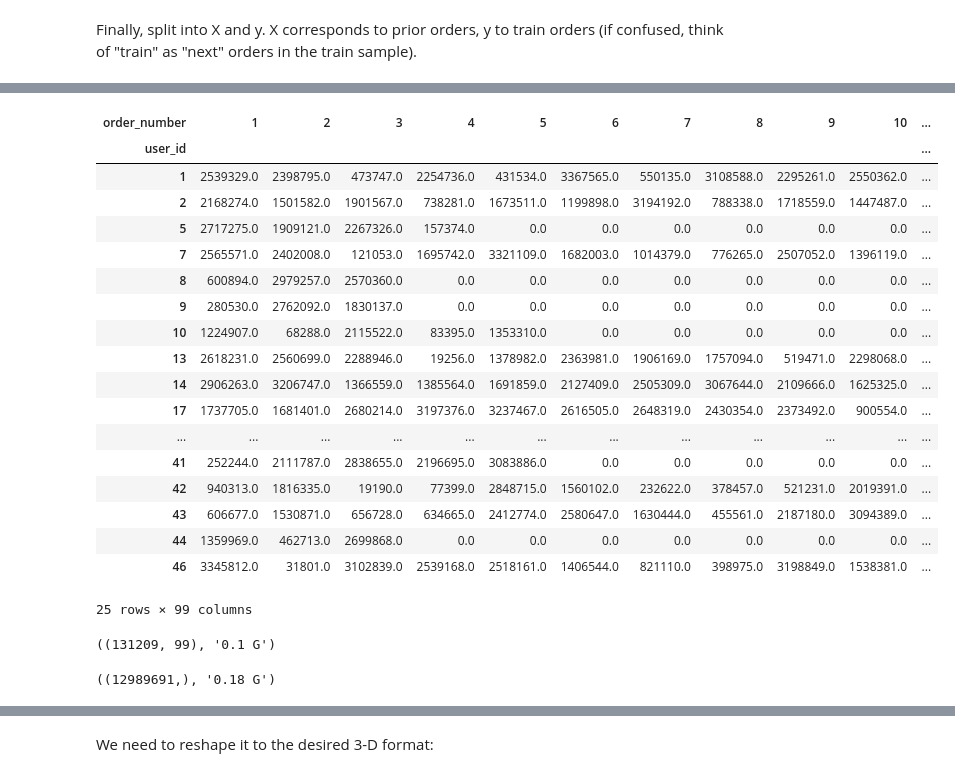
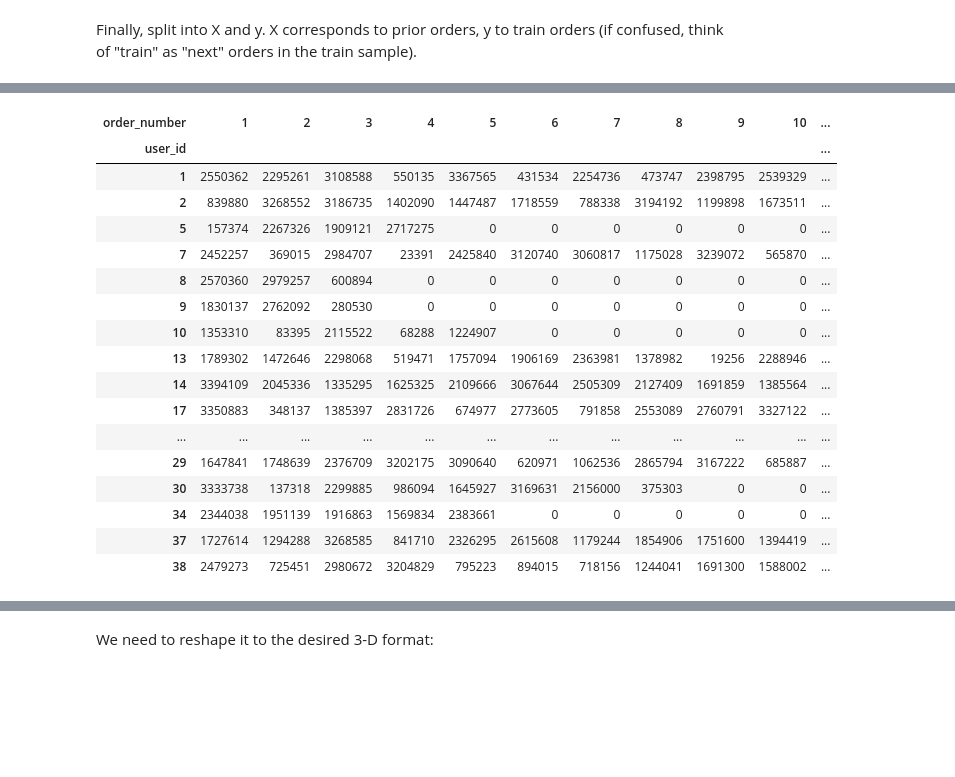
Before and after one commit to robertc2020/Capstone_Project_3-Instacart_Market_Basket_Analysis, a Jupyter notebook: preprocessing_and_modeling.ipynb, the cells around one changed output, grey strips where cells are left out. Drawn from its saved outputs; the diff is of its cells as text; code cells hidden in the pictures; blank space fills up the shorter version.

Commit message:
OHE + classification, reduced products

```diff
--- a/preprocessing_and_modeling.ipynb
+++ b/preprocessing_and_modeling.ipynb
@@ -183,5 +201,5 @@ Now merge back with orders, the result will contain only prior and future order
 # %%
-orders_train = uid_train.merge(orders,on='user_id',how='left')
+orders_train = uid_train_reduced.merge(orders,on='user_id',how='left')
 orders_train.head(50)
 # %% [output]
 |  | user_id | order_id | eval_set | order_number |
@@ -252,0 +547,3 @@ Let's pivot and stack back the X array to change the floating "orders_c" vectors
+# %%
+orders_train_X['order_number'] = orders_train_X.groupby('user_id').cumcount(ascending=False) + 1
+orders_train_X.head(20)
@@ -252,0 +568,3 @@ Let's pivot and stack back the X array to change the floating "orders_c" vectors
+# %%
+orders_train_X = orders_train_X[orders_train_X['order_number'] <= last_n_orders]
+orders_train_X.shape
@@ -253,28 +599,25 @@ Let's pivot and stack back the X array to change the floating "orders_c" vectors
+# %%
+orders_train_X['order_number'] = orders_train_X.groupby('user_id').cumcount(ascending=False) + 1
 # %%
-orders_train_X = orders_train_X.pivot(index='user_id',columns='order_number',values='order_id').fillna(0)
-orders_train_X.head(25)
+orders_train_X = orders_train_X.pivot(index='user_id',columns='order_number',values='order_id').fillna(0).astype('uint')
+orders_train_X.head(20)
 # %% [output]
 | order_number | 1 | 2 | 3 | 4 | 5 | 6 | 7 | 8 | 9 | 10 | ... |
 | user_id |  |  |  |  |  |  |  |  |  |  | ... |
-| 1 | 2539329.0 | 2398795.0 | 473747.0 | 2254736.0 | 431534.0 | 3367565.0 | 550135.0 | 3108588.0 | 2295261.0 | 2550362.0 | ... |
-| 2 | 2168274.0 | 1501582.0 | 1901567.0 | 738281.0 | 1673511.0 | 1199898.0 | 3194192.0 | 788338.0 | 1718559.0 | 1447487.0 | ... |
-| 5 | 2717275.0 | 1909121.0 | 2267326.0 | 157374.0 | 0.0 | 0.0 | 0.0 | 0.0 | 0.0 | 0.0 | ... |
-| 7 | 2565571.0 | 2402008.0 | 121053.0 | 1695742.0 | 3321109.0 | 1682003.0 | 1014379.0 | 776265.0 | 2507052.0 | 1396119.0 | ... |
-| 8 | 600894.0 | 2979257.0 | 2570360.0 | 0.0 | 0.0 | 0.0 | 0.0 | 0.0 | 0.0 | 0.0 | ... |
-| 9 | 280530.0 | 2762092.0 | 1830137.0 | 0.0 | 0.0 | 0.0 | 0.0 | 0.0 | 0.0 | 0.0 | ... |
-| 10 | 1224907.0 | 68288.0 | 2115522.0 | 83395.0 | 1353310.0 | 0.0 | 0.0 | 0.0 | 0.0 | 0.0 | ... |
-| 13 | 2618231.0 | 2560699.0 | 2288946.0 | 19256.0 | 1378982.0 | 2363981.0 | 1906169.0 | 1757094.0 | 519471.0 | 2298068.0 | ... |
-| 14 | 2906263.0 | 3206747.0 | 1366559.0 | 1385564.0 | 1691859.0 | 2127409.0 | 2505309.0 | 3067644.0 | 2109666.0 | 1625325.0 | ... |
-| 17 | 1737705.0 | 1681401.0 | 2680214.0 | 3197376.0 | 3237467.0 | 2616505.0 | 2648319.0 | 2430354.0 | 2373492.0 | 900554.0 | ... |
+| 1 | 2550362 | 2295261 | 3108588 | 550135 | 3367565 | 431534 | 2254736 | 473747 | 2398795 | 2539329 | ... |
+| 2 | 839880 | 3268552 | 3186735 | 1402090 | 1447487 | 1718559 | 788338 | 3194192 | 1199898 | 1673511 | ... |
+| 5 | 157374 | 2267326 | 1909121 | 2717275 | 0 | 0 | 0 | 0 | 0 | 0 | ... |
+| 7 | 2452257 | 369015 | 2984707 | 23391 | 2425840 | 3120740 | 3060817 | 1175028 | 3239072 | 565870 | ... |
+| 8 | 2570360 | 2979257 | 600894 | 0 | 0 | 0 | 0 | 0 | 0 | 0 | ... |
+| 9 | 1830137 | 2762092 | 280530 | 0 | 0 | 0 | 0 | 0 | 0 | 0 | ... |
+| 10 | 1353310 | 83395 | 2115522 | 68288 | 1224907 | 0 | 0 | 0 | 0 | 0 | ... |
+| 13 | 1789302 | 1472646 | 2298068 | 519471 | 1757094 | 1906169 | 2363981 | 1378982 | 19256 | 2288946 | ... |
+| 14 | 3394109 | 2045336 | 1335295 | 1625325 | 2109666 | 3067644 | 2505309 | 2127409 | 1691859 | 1385564 | ... |
+| 17 | 3350883 | 348137 | 1385397 | 2831726 | 674977 | 2773605 | 791858 | 2553089 | 2760791 | 3327122 | ... |
 | ... | ... | ... | ... | ... | ... | ... | ... | ... | ... | ... | ... |
-| 41 | 252244.0 | 2111787.0 | 2838655.0 | 2196695.0 | 3083886.0 | 0.0 | 0.0 | 0.0 | 0.0 | 0.0 | ... |
-| 42 | 940313.0 | 1816335.0 | 19190.0 | 77399.0 | 2848715.0 | 1560102.0 | 232622.0 | 378457.0 | 521231.0 | 2019391.0 | ... |
-| 43 | 606677.0 | 1530871.0 | 656728.0 | 634665.0 | 2412774.0 | 2580647.0 | 1630444.0 | 455561.0 | 2187180.0 | 3094389.0 | ... |
-| 44 | 1359969.0 | 462713.0 | 2699868.0 | 0.0 | 0.0 | 0.0 | 0.0 | 0.0 | 0.0 | 0.0 | ... |
-| 46 | 3345812.0 | 31801.0 | 3102839.0 | 2539168.0 | 2518161.0 | 1406544.0 | 821110.0 | 398975.0 | 3198849.0 | 1538381.0 | ... |
+| 29 | 1647841 | 1748639 | 2376709 | 3202175 | 3090640 | 620971 | 1062536 | 2865794 | 3167222 | 685887 | ... |
+| 30 | 3333738 | 137318 | 2299885 | 986094 | 1645927 | 3169631 | 2156000 | 375303 | 0 | 0 | ... |
+| 34 | 2344038 | 1951139 | 1916863 | 1569834 | 2383661 | 0 | 0 | 0 | 0 | 0 | ... |
+| 37 | 1727614 | 1294288 | 3268585 | 841710 | 2326295 | 2615608 | 1179244 | 1854906 | 1751600 | 1394419 | ... |
+| 38 | 2479273 | 725451 | 2980672 | 3204829 | 795223 | 894015 | 718156 | 1244041 | 1691300 | 1588002 | ... |
-25 rows × 99 columns
-# %%
-orders_train_X.shape, size(orders_train_X)
-# %% [output]
-((131209, 99), '0.1 G')
 # %%
@@ -283,5 +627 @@ orders_train_X.name = 'order_id'
-# %%
-orders_train_X.shape,size(orders_train_X)
-# %% [output]
-((12989691,), '0.18 G')
 # %%
```
Also changed, not shown: parts of 307 cells of this notebook.
